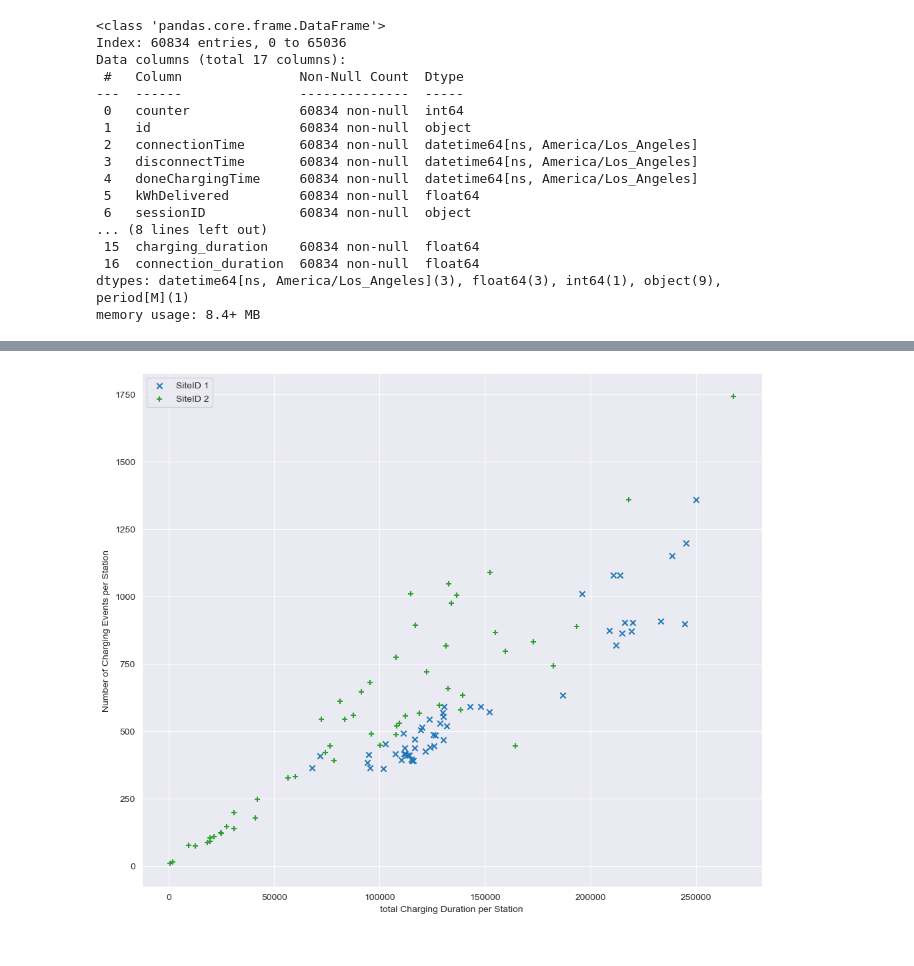
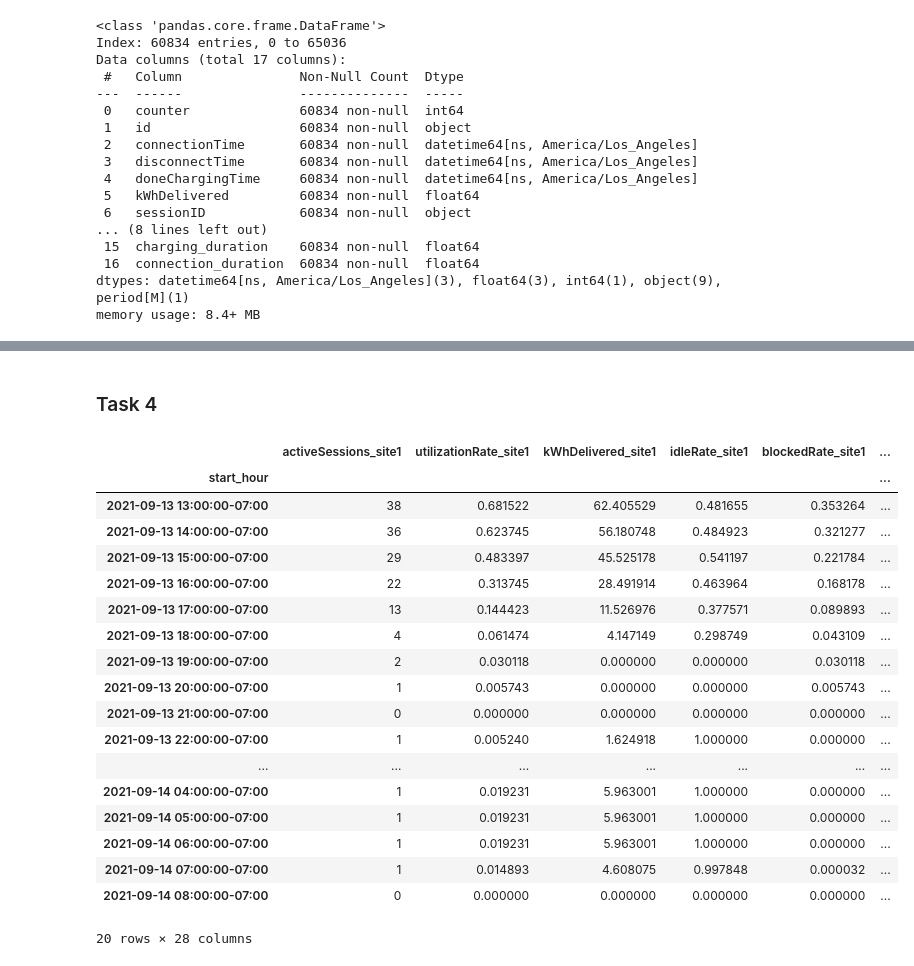
Before and after one commit to pmoll01/AA2024_Groupwork_DynamoData, a Jupyter notebook: chs-code.ipynb, the cells around one changed output, grey strips where cells are left out. Drawn from its saved outputs; the diff is of its cells as text; code cells hidden in the pictures.

```diff
--- a/chs-code.ipynb
+++ b/chs-code.ipynb
@@ -264,15 +63,27 @@ plt.show()
-# %%
-plt.figure(figsize = (12,10))
-
-plt.scatter(station_duration_stats[station_duration_stats["siteID"]=='1']["totalChargingDuration"],
-           station_duration_stats[station_duration_stats["siteID"]=='1']["numChargingEvents"],marker='x', color='C0')
-plt.scatter(station_duration_stats[station_duration_stats["siteID"]=='2']["totalChargingDuration"],
-           station_duration_stats[station_duration_stats["siteID"]=='2']["numChargingEvents"], marker='+', color='C2')
-plt.xlabel("total Charging Duration per Station")
-plt.ylabel("Number of Charging Events per Station")
-plt.legend(['SiteID 1', 'SiteID 2'])
-
-
-plt.show()
-# %% [output]
-[figure, removed]
+# %% [markdown]
+### Task 4
+# %%
+agg_charging_data = pd.read_pickle(os.path.join('Data', 'aggregated_data.pkl'))
+agg_charging_data['year'] = agg_charging_data.index.year
+# %%
+agg_charging_data.tail(20)
+# %% [output]
+|  | activeSessions_site1 | utilizationRate_site1 | kWhDelivered_site1 | idleRate_site1 | blockedRate_site1 | ... |
+| start_hour |  |  |  |  |  | ... |
+| 2021-09-13 13:00:00-07:00 | 38 | 0.681522 | 62.405529 | 0.481655 | 0.353264 | ... |
+| 2021-09-13 14:00:00-07:00 | 36 | 0.623745 | 56.180748 | 0.484923 | 0.321277 | ... |
+| 2021-09-13 15:00:00-07:00 | 29 | 0.483397 | 45.525178 | 0.541197 | 0.221784 | ... |
+| 2021-09-13 16:00:00-07:00 | 22 | 0.313745 | 28.491914 | 0.463964 | 0.168178 | ... |
+| 2021-09-13 17:00:00-07:00 | 13 | 0.144423 | 11.526976 | 0.377571 | 0.089893 | ... |
+| 2021-09-13 18:00:00-07:00 | 4 | 0.061474 | 4.147149 | 0.298749 | 0.043109 | ... |
+| 2021-09-13 19:00:00-07:00 | 2 | 0.030118 | 0.000000 | 0.000000 | 0.030118 | ... |
+| 2021-09-13 20:00:00-07:00 | 1 | 0.005743 | 0.000000 | 0.000000 | 0.005743 | ... |
+| 2021-09-13 21:00:00-07:00 | 0 | 0.000000 | 0.000000 | 0.000000 | 0.000000 | ... |
+| 2021-09-13 22:00:00-07:00 | 1 | 0.005240 | 1.624918 | 1.000000 | 0.000000 | ... |
+| ... | ... | ... | ... | ... | ... | ... |
+| 2021-09-14 04:00:00-07:00 | 1 | 0.019231 | 5.963001 | 1.000000 | 0.000000 | ... |
+| 2021-09-14 05:00:00-07:00 | 1 | 0.019231 | 5.963001 | 1.000000 | 0.000000 | ... |
+| 2021-09-14 06:00:00-07:00 | 1 | 0.019231 | 5.963001 | 1.000000 | 0.000000 | ... |
+| 2021-09-14 07:00:00-07:00 | 1 | 0.014893 | 4.608075 | 0.997848 | 0.000032 | ... |
+| 2021-09-14 08:00:00-07:00 | 0 | 0.000000 | 0.000000 | 0.000000 | 0.000000 | ... |
+20 rows × 28 columns
```
Also changed, not shown: parts of 42 cells of this notebook.
